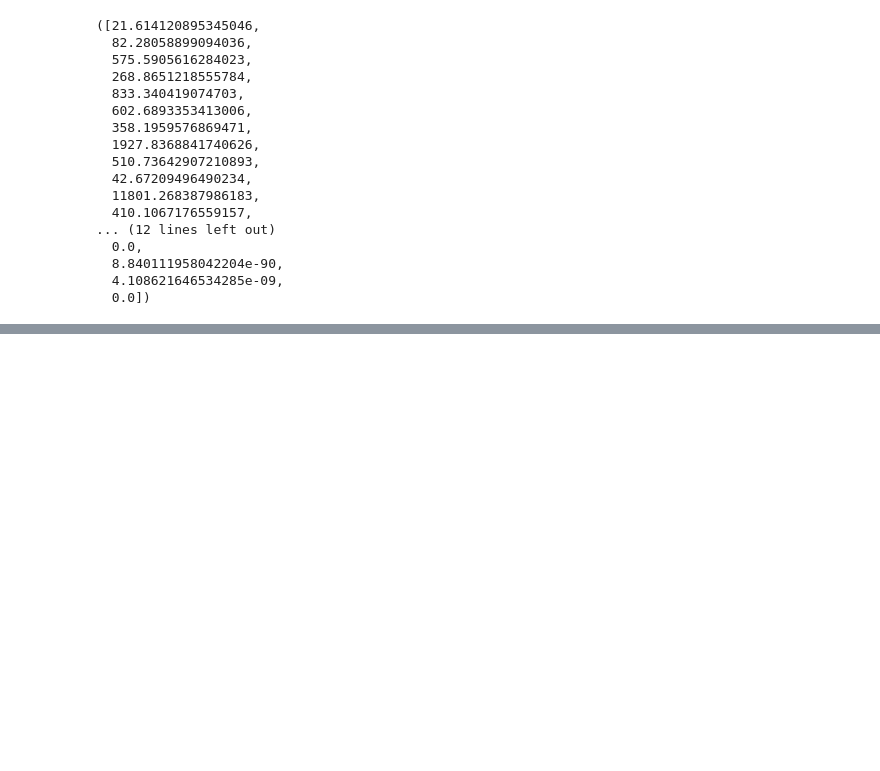
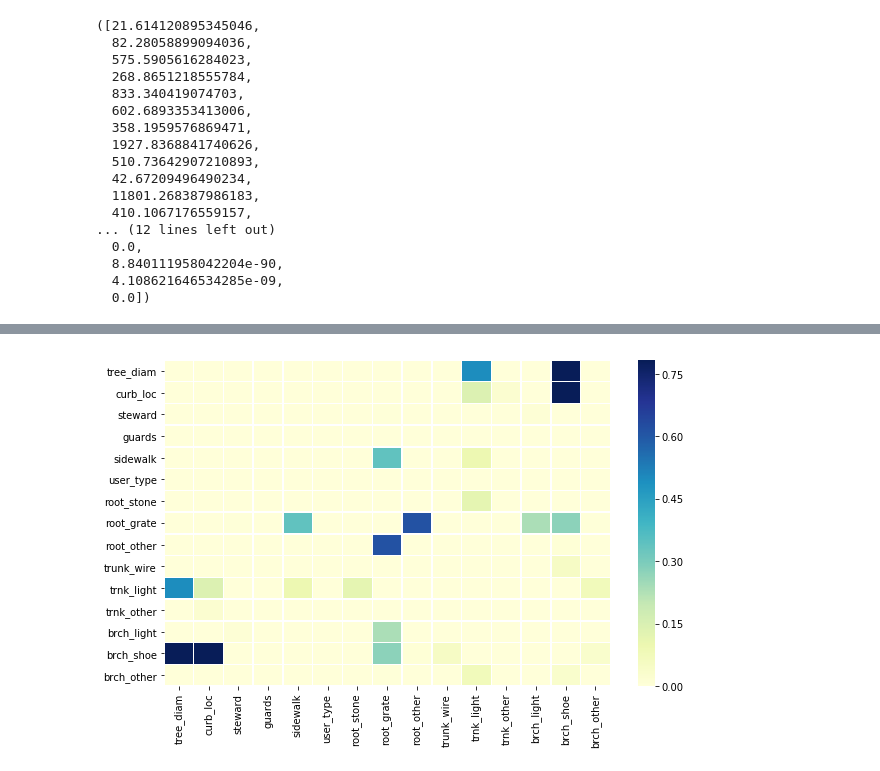
Before and after one commit to aspds18/Springboard_capstone1, a Jupyter notebook: Capstone1.ipynb, the cells around one changed output, grey strips where cells are left out. Cells and saved outputs as stored; diff of their text form; code cells hidden in the pictures; blank space fills up the shorter version.

```diff
--- a/Capstone1.ipynb
+++ b/Capstone1.ipynb
@@ -899,0 +887,6 @@ The results of the tests show correlation of all categorical variables with resp
+# %%
+# Queens
+Xqu,yqu=bor_xy(queens_enc)
+pvmat(Xqu)
+# %% [output]
+[figure, added]
```
Also changed, not shown: parts of 43 cells of this notebook.
